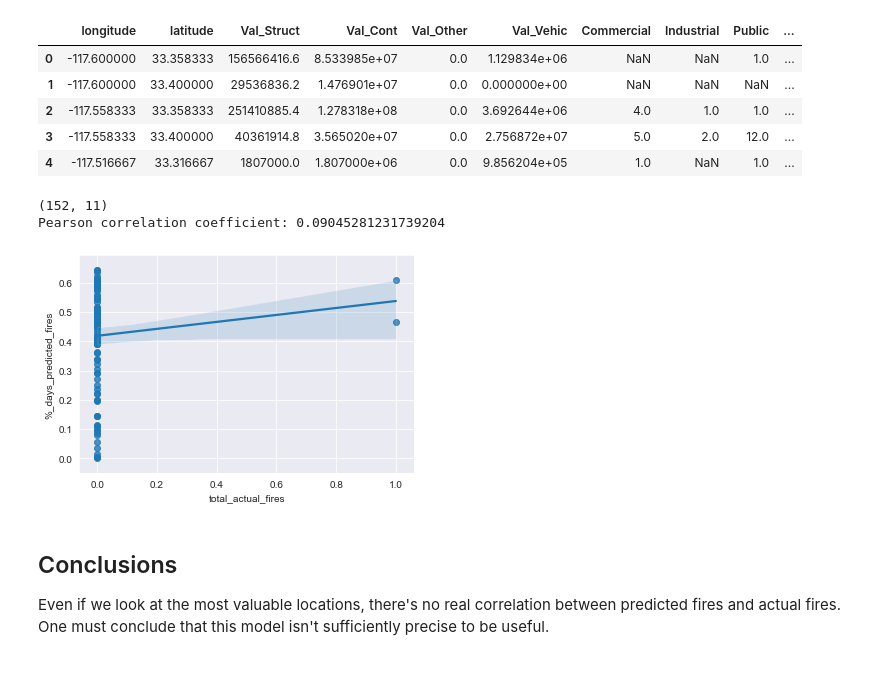
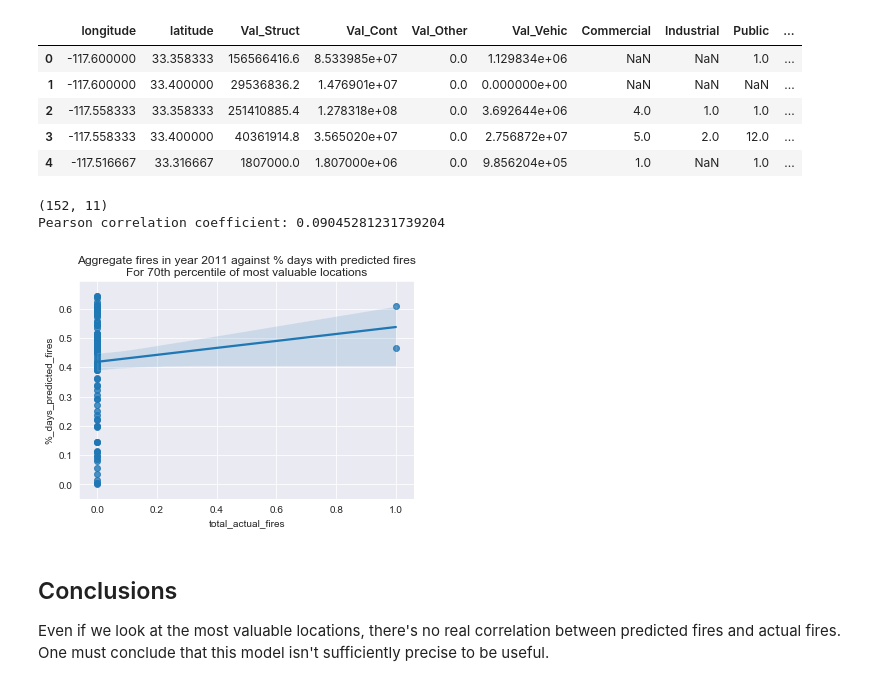
Before and after one commit to MCGallaspy/mas_dse_capstone, a Jupyter notebook: notebooks/fire_prediction_results_analysis/1. Preliminary analysis for 2011 economic data.ipynb, the cells around one changed output. Cells and saved outputs as stored; diff of their text form; code cells hidden in the pictures.

Commit message:
Actually fix graphs

```diff
--- a/notebooks/fire_prediction_results_analysis/1. Preliminary analysis for 2011 economic data.ipynb
+++ b/notebooks/fire_prediction_results_analysis/1. Preliminary analysis for 2011 economic data.ipynb
@@ -177,19 +177,20 @@ econ_df.head()
 # %%
 mask = (econ_df.total_value > econ_df.total_value.quantile(0.7))
 most_valuable_locations = econ_df[mask]
 print(most_valuable_locations.shape)
 most_valuable_lons = most_valuable_locations.longitude
 most_valuable_lats = most_valuable_locations.latitude
 mask = (yearly_totals_df.reset_index().latitude.isin(most_valuable_lats) &
        yearly_totals_df.reset_index().longitude.isin(most_valuable_lons))
 pearson = yearly_totals_df.reset_index().loc[mask, ['total_actual_fires', '%_days_predicted_fires']].corr().values[0][1]
 print("Pearson correlation coefficient:", pearson)
 ax = sns.regplot(data=yearly_totals_df.reset_index()[mask], x='total_actual_fires', y='%_days_predicted_fires');
-ax.set_title("Aggregate fires in year {} against % days with predicted fires\nFor 70th percentile mos".format(YEAR))
+ax.set_title("Aggregate fires in year {} against % days with predicted fires\n"
+             "For 70th percentile of most valuable locations".format(YEAR));
 # %% [output]
 (152, 11)
 Pearson correlation coefficient: 0.09045281231739204
-[figure, old version]
+[figure, new version]
 # %% [markdown]
 ## Conclusions
 
```
Also changed, not shown: 1 other file.
